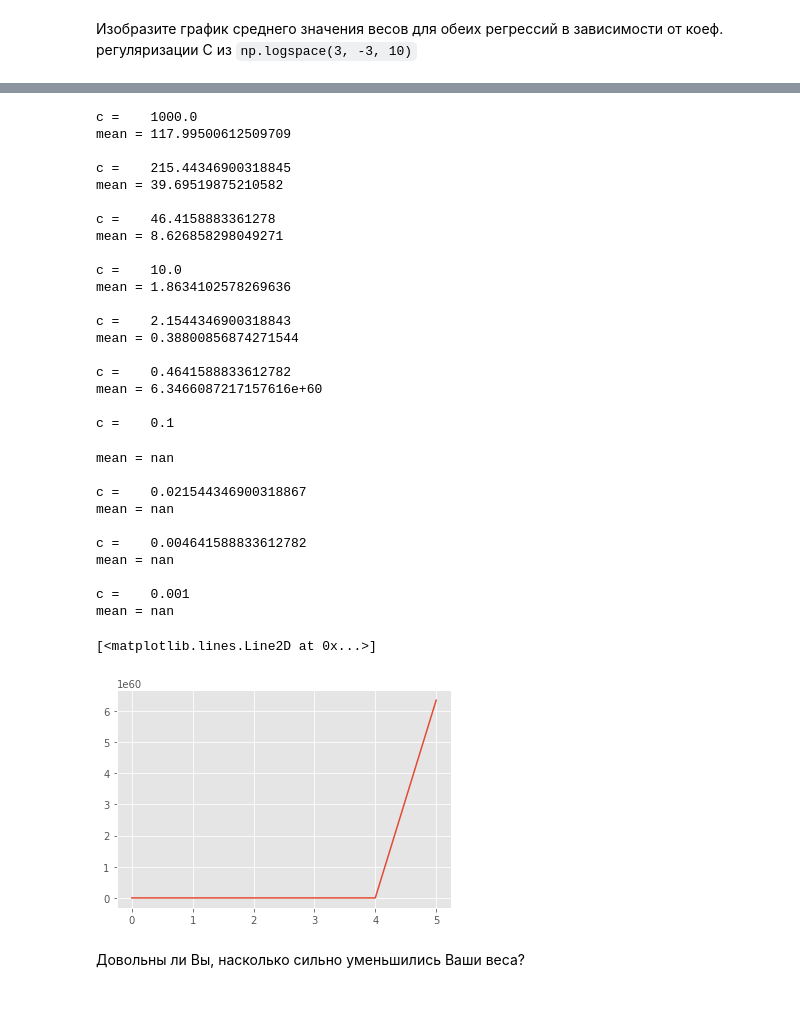
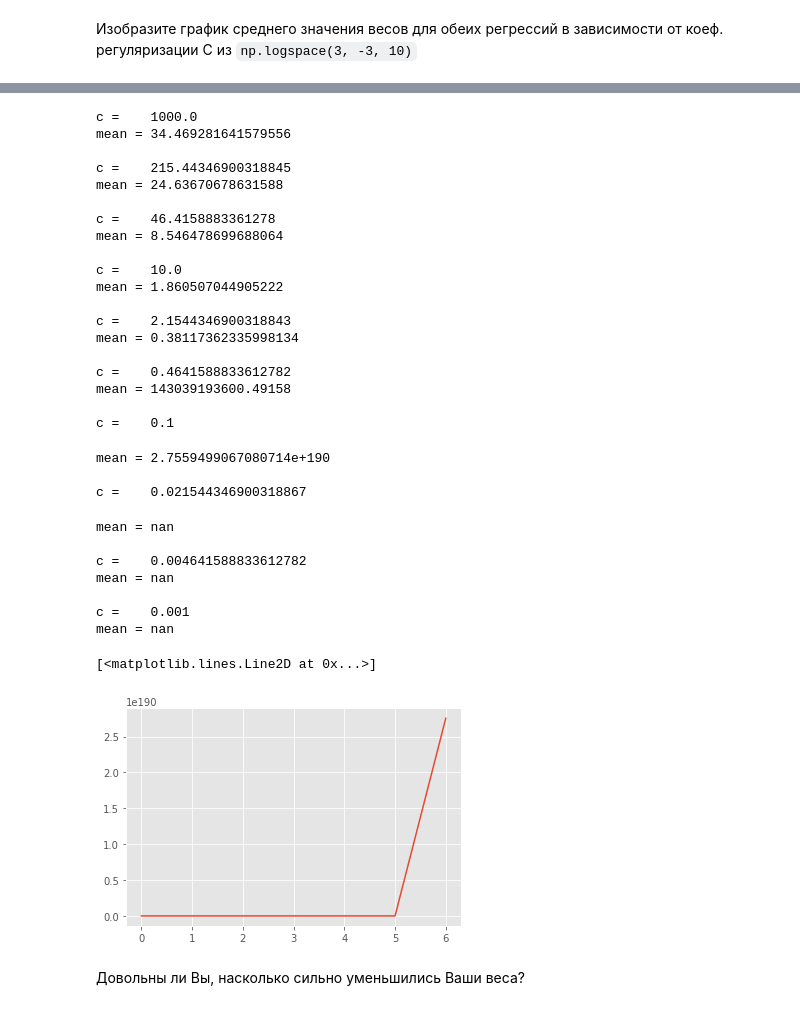
Before and after one commit to MitPitt/msu_ml_autumn_2019, a Jupyter notebook: piterkin_hw2.ipynb, the cells around one changed output, grey strips where cells are left out. Saved outputs shown, nothing was run; the diff lists cells and outputs as text; code cells hidden in the pictures.

```diff
--- a/piterkin_hw2.ipynb
+++ b/piterkin_hw2.ipynb
@@ -326,7 +326,7 @@ class MySGDClassifier(BaseEstimator, ClassifierMixin):
         #self.alpha = self.alpha_0 / k
         return self
 
-    def fit(self, X, y, batch_size=1000):
+    def fit(self, X, y, batch_size=10000):
         '''
         Обучение модели
         X - матрица объекты-признаки
@@ -350,17 +350,18 @@ class MySGDClassifier(BaseEstimator, ClassifierMixin):
                 self.errors_log['loss'].append(batch_loss)
         return self
 
-    def predict(self, X, threshold=0):
+    def predict(self, X, threshold=0.5):
         '''
         Предсказание класса
         X - матрица объекты-признаки
         Не забудте тип модели (линейная или логистическая регрессия)!
         '''
         X = np.concatenate((np.ones((X.shape[0], 1)), X), axis=1) # for w_0
-        y_hat = np.zeros(shape=(len(X),1))
+        y_hat = np.ones((X.shape[0], 1))
 
         if self.model_type == 'lin_reg':
-            y_hat = np.dot(X, self.weights)
+            y_hat[np.dot(X, self.weights) >= threshold] = 1
+            y_hat[np.dot(X, self.weights) < threshold] = 0
         elif self.model_type == 'log_reg':
             y_hat[np.dot(X, self.weights) >= threshold] = 1
             y_hat[np.dot(X, self.weights) < threshold] = 0
@@ -425,9 +426,9 @@ gauss2 = np.dot(np.random.randn(200, 2) + np.array([1.5, 0]), C2)
 X = np.vstack([gauss1, gauss2])
 y = np.r_[np.ones(200), np.zeros(200)]
 
-clf = MySGDClassifier(batch_generator, C=10, model_type='log_reg', max_epoch=1000, alpha=0.01)
+clf = MySGDClassifier(batch_generator, C=2, model_type='log_reg', max_epoch=100, alpha=0.5)
 X = sklearn.preprocessing.StandardScaler().fit_transform(X, y)
-clf.fit(X, y, batch_size=1000)
+clf.fit(X, y)
 
 plot_decision_boundary(clf)
 
@@ -516,8 +507,8 @@ plt.legend(alfa)
 mean_weights = []
 for c in np.logspace(3, -3, 10):
     print('\nc =   ', c)
-    clf = MySGDClassifier(batch_generator, C=c, alpha=0.01, max_epoch=10, model_type='log_reg')
-    clf.fit(X, y, batch_size=1000)
+    clf = MySGDClassifier(batch_generator, C=c, alpha=0.5, max_epoch=10, model_type='log_reg')
+    clf.fit(X, y, batch_size=5000)
     print('mean =', np.nanmean(np.abs(clf.weights)))
     mean_weights.append(np.nanmean(np.abs(clf.weights)))
 plt.plot(mean_weights)
@@ -548,44 +547,44 @@ mean = 3.8483895711474276e+127
 # %%
 mean_weights = []
 for c in np.logspace(3, -3, 10):
     print('\nc =   ', c)
     clf = MySGDClassifier(batch_generator, C=c, alpha=0.5, max_epoch=100, model_type='lin_reg')
-    clf.fit(X, y, batch_size=1000)
+    clf.fit(X, y, batch_size=5000)
     print('mean =', np.nanmean(np.abs(clf.weights)))
     mean_weights.append(np.nanmean(np.abs(clf.weights)))
 plt.plot(mean_weights)
 # %% [output]
 c =    1000.0
-mean = 117.99500612509709
+mean = 34.469281641579556
 
 c =    215.44346900318845
-mean = 39.69519875210582
+mean = 24.63670678631588
 
 c =    46.4158883361278
-mean = 8.626858298049271
+mean = 8.546478699688064
 
 c =    10.0
-mean = 1.8634102578269636
+mean = 1.860507044905222
 
 c =    2.1544346900318843
-mean = 0.38800856874271544
+mean = 0.38117362335998134
 
 c =    0.4641588833612782
-mean = 6.3466087217157616e+60
+mean = 143039193600.49158
 
 c =    0.1
-mean = nan
+mean = 2.7559499067080714e+190
 
 c =    0.021544346900318867
-mean = nan
-
-c =    0.004641588833612782
-mean = nan
-
-c =    0.001
-mean = nan
-[<matplotlib.lines.Line2D at 0x...>]
+mean = nan
+
+c =    0.004641588833612782
+mean = nan
+
+c =    0.001
+mean = nan
+[<matplotlib.lines.Line2D at 0x...>]
-[figure, old version]
+[figure, new version]
 # %% [markdown]
 Довольны ли Вы, насколько сильно уменьшились Ваши веса?
 # %% [markdown]
```
Also changed, not shown: parts of 25 cells of this notebook.
